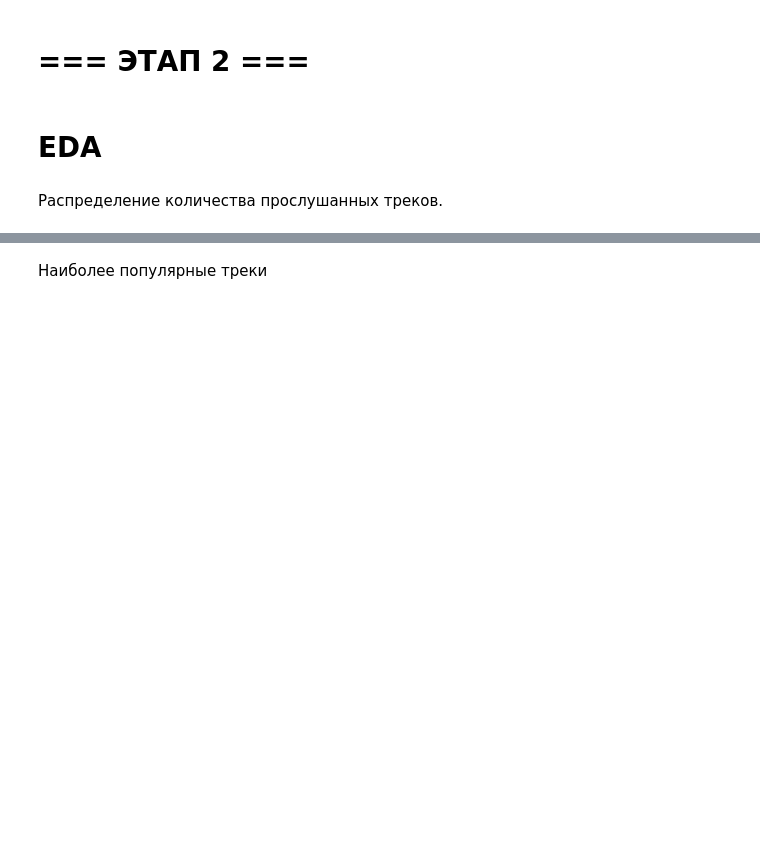
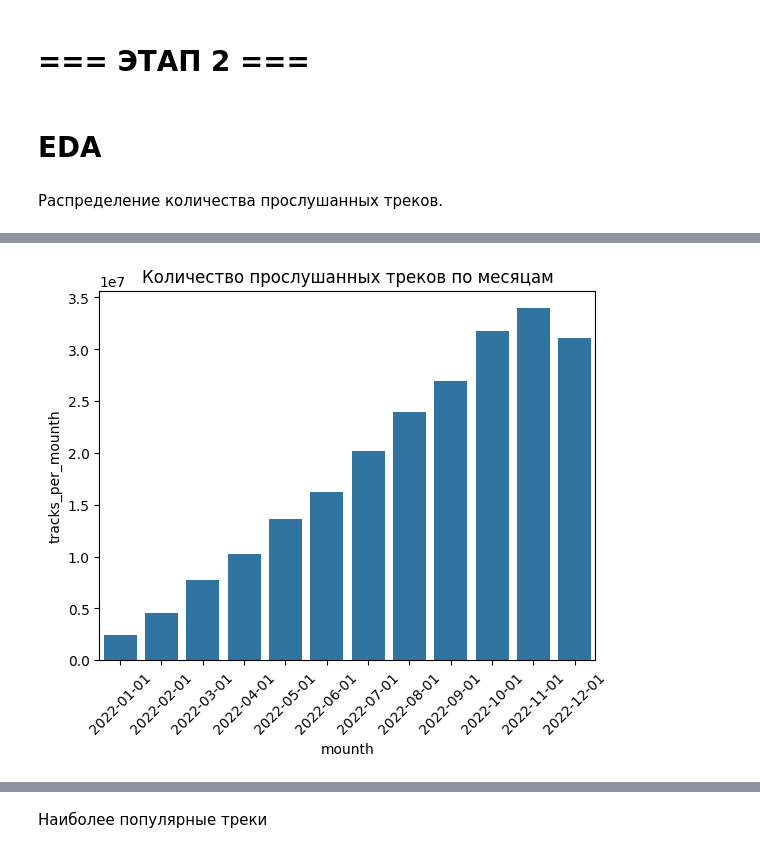
Before and after one commit to AlexChudinov/mle-project-sprint-4-v001, a Jupyter notebook: recommendations.ipynb, the cells around one changed output, grey strips where cells are left out. Drawn from its saved outputs; the diff is of its cells as text; code cells hidden in the pictures; blank space fills up the shorter version.

```diff
--- a/recommendations.ipynb
+++ b/recommendations.ipynb
@@ -82,0 +116,3 @@ interactions.head()
+# %%
+interactions_rows_count = get_parquet_row_count(input_data_path / 'interactions.parquet')
+print(f"Кол-во строк в датасете со взаимодействиями: {interactions_rows_count:e}")
@@ -118,0 +337,20 @@ dtype: int64
+# %%
+%%time
+# Вычисляем время, проведенное пользователем в сервисе, оно пригодится для вычисления частоты трека в дальнейшем
+
+with sqlite3_connection(interactions_dump) as db:
+    db.execute("DROP TABLE IF EXISTS user_times")
+    db.execute("""
+        CREATE TABLE user_times AS
+            SELECT
+               user_id,
+               JULIANDAY(MAX(started_at)) - JULIANDAY(MIN(started_at)) AS delta_time
+            FROM interactions GROUP BY user_id
+    """)
+    db.execute("""
+        UPDATE user_times SET delta_time = 1 WHERE delta_time <= 0
+    """)
+    db.execute("""
+        CREATE UNIQUE INDEX IF NOT EXISTS user_times_user_id_idx ON user_times (user_id)
+    """)
+    user_times = pd.read_sql_query("SELECT * FROM user_times", db)
@@ -122,3 +378,16 @@ dtype: int64
 # EDA
 # %% [markdown]
 Распределение количества прослушанных треков.
+# %%
+%%time
+with sqlite3_connection(interactions_dump) as db:
+    tracks_per_user = pd.read_sql(
+        "SELECT user_id, COUNT(*) AS tracks_per_user FROM interactions GROUP BY user_id", db)
+    tracks_per_mounth = pd.read_sql(
+        """
+            SELECT
+                strftime('%Y-%m', started_at) AS mounth,
+                COUNT(*) AS tracks_per_mounth
+            FROM interactions GROUP BY mounth
+        """, db)
+    tracks_per_mounth["mounth"] = pd.to_datetime(tracks_per_mounth["mounth"], format="%Y-%m")
@@ -124,0 +397,6 @@ dtype: int64
+# %%
+sns.barplot(tracks_per_mounth, x="mounth", y="tracks_per_mounth",)
+plt.xticks(rotation=45)
+_ = plt.title("Количество прослушанных треков по месяцам")
+# %% [output]
+[figure, added]
```
Also changed, not shown: parts of 31 cells of this notebook, 5 other files.
